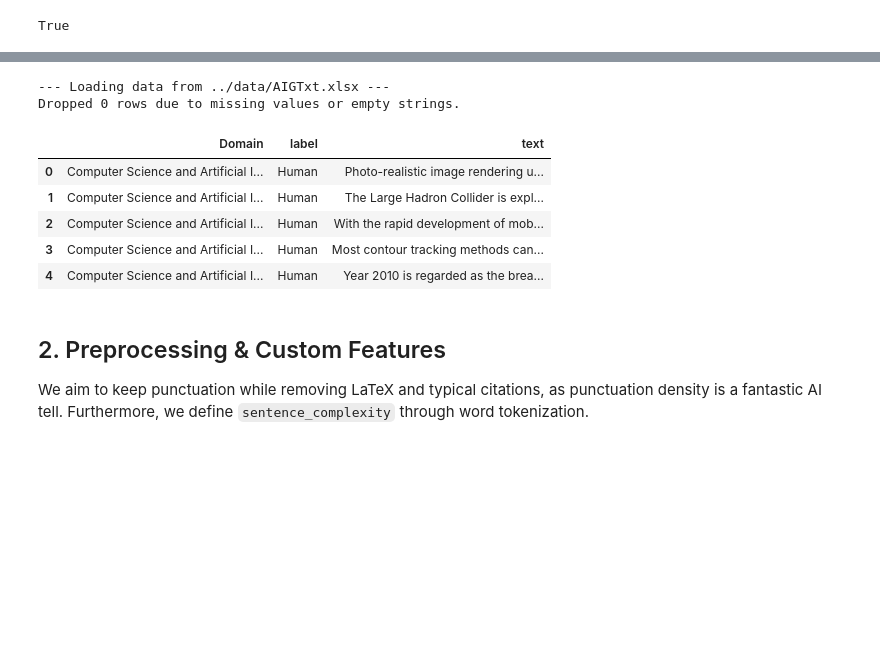
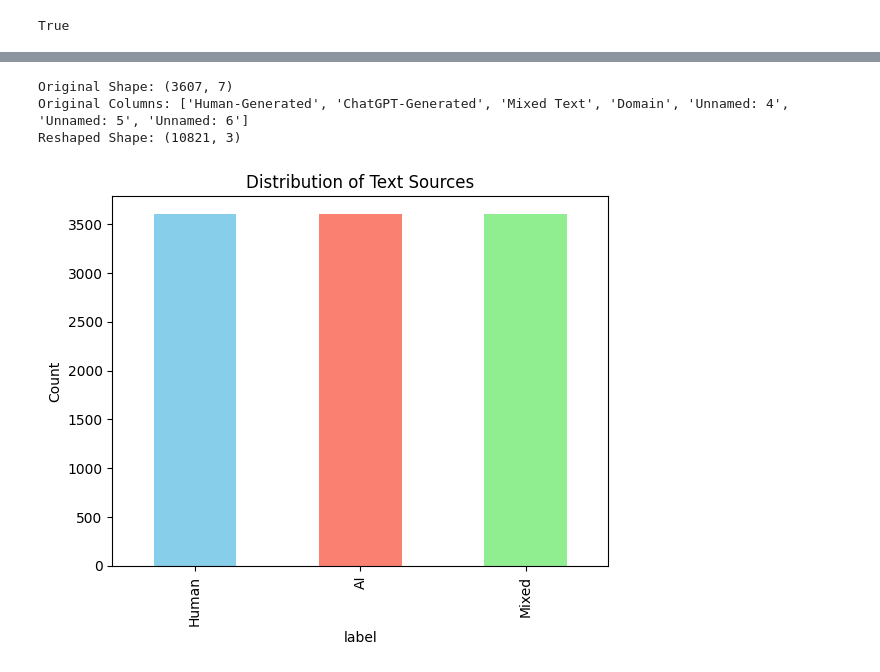
Before and after one commit to AdityaDotEnv/AIGTxt-Experiments, a Jupyter notebook: notebooks/AIGTxt_Classification_Pipeline.ipynb, the cells around one changed output, grey strips where cells are left out. Cells and saved outputs as stored; diff of their text form; code cells hidden in the pictures; blank space fills up the shorter version.

```diff
--- a/notebooks/AIGTxt_Classification_Pipeline.ipynb
+++ b/notebooks/AIGTxt_Classification_Pipeline.ipynb
@@ -37,41 +48,30 @@ The data arrived in a Wide format (with `Human-Generated`, `ChatGPT-Generated`,
 # %%
-def load_and_clean(file_path):
-    print(f"--- Loading data from {file_path} ---")
-    df = pd.read_excel(file_path)
+DATA_PATH = "../data/AIGTxt.xlsx"
+df = pd.read_excel(DATA_PATH)
 
-    id_vars = []
-    if 'Domain' in df.columns:
-        id_vars.append('Domain')
+print(f"Original Shape: {df.shape}")
+print("Original Columns:", df.columns.tolist())
 
-    value_vars = [c for c in ['Human-Generated', 'ChatGPT-Generated', 'Mixed Text'] if c in df.columns]
-    df_long = pd.melt(df, id_vars=id_vars, value_vars=value_vars,
-                      var_name='label', value_name='text')
+# Reshape from Wide to Long format using 'melt'
+id_vars = ['Domain'] if 'Domain' in df.columns else []
+value_vars = [c for c in ['Human-Generated', 'ChatGPT-Generated', 'Mixed Text'] if c in df.columns]
 
-    label_map = {'Human-Generated': 'Human', 'ChatGPT-Generated': 'AI', 'Mixed Text': 'Mixed'}
-    df_long['label'] = df_long['label'].map(label_map)
+df_long = pd.melt(df, id_vars=id_vars, value_vars=value_vars, var_name='label', value_name='text')
 
-    # Check for missing values
-    initial_count = len(df_long)
-    df = df_long.dropna(subset=['text', 'label'])
+# Map technical column names to friendly labels
+label_map = {'Human-Generated': 'Human', 'ChatGPT-Generated': 'AI', 'Mixed Text': 'Mixed'}
+df_long['label'] = df_long['label'].map(label_map)
 
-    # Remove empty or whitespace-only strings
-    df = df[df['text'].astype(str).str.strip().astype(bool)]
+# Remove empty rows
+df = df_long.dropna(subset=['text', 'label'])
+df = df[df['text'].astype(str).str.strip().astype(bool)].reset_index(drop=True)
 
-    dropped = initial_count - len(df)
-    print(f"Dropped {dropped} rows due to missing values or empty strings.")
-    return df
-
-df = load_and_clean("../data/AIGTxt.xlsx")
-df.head()
+print(f"Reshaped Shape: {df.shape}")
+df['label'].value_counts().plot(kind='bar', title='Distribution of Text Sources', color=['skyblue', 'salmon', 'lightgreen'])
+plt.ylabel('Count')
+plt.show()
 # %% [output]
---- Loading data from ../data/AIGTxt.xlsx ---
-Dropped 0 rows due to missing values or empty strings.
+Original Shape: (3607, 7)
+Original Columns: ['Human-Generated', 'ChatGPT-Generated', 'Mixed Text', 'Domain', 'Unnamed: 4', 'Unnamed: 5', 'Unnamed: 6']
+Reshaped Shape: (10821, 3)
-|  | Domain | label | text |
-| 0 | Computer Science and Artificial I... | Human | Photo-realistic image rendering u... |
-| 1 | Computer Science and Artificial I... | Human | The Large Hadron Collider is expl... |
-| 2 | Computer Science and Artificial I... | Human | With the rapid development of mob... |
-| 3 | Computer Science and Artificial I... | Human | Most contour tracking methods can... |
-| 4 | Computer Science and Artificial I... | Human | Year 2010 is regarded as the brea... |
+[figure, added]
-# %% [markdown]
-## 2. Preprocessing & Custom Features
-We aim to keep punctuation while removing LaTeX and typical citations, as punctuation density is a fantastic AI tell. Furthermore, we define `sentence_complexity` through word tokenization.
```
Also changed, not shown: parts of 27 cells of this notebook, 2 other files.
